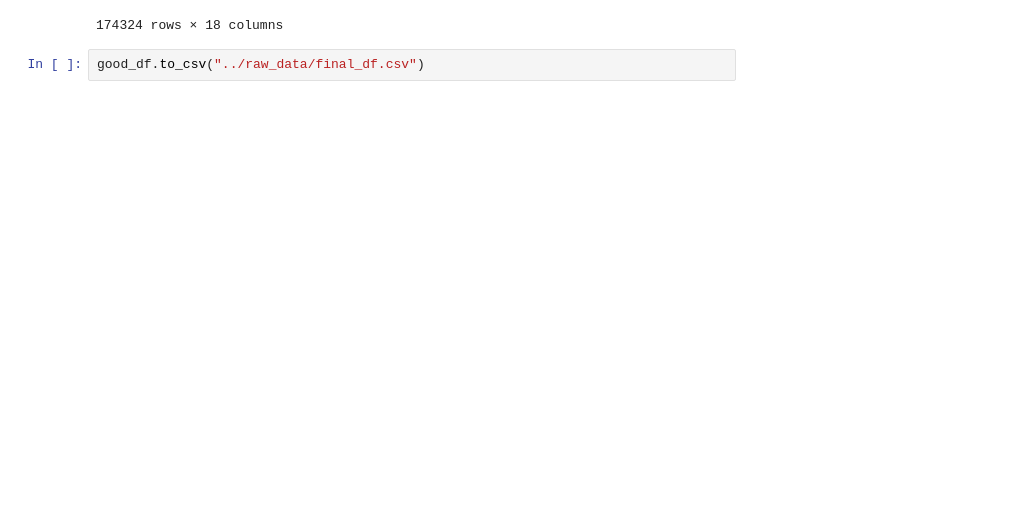
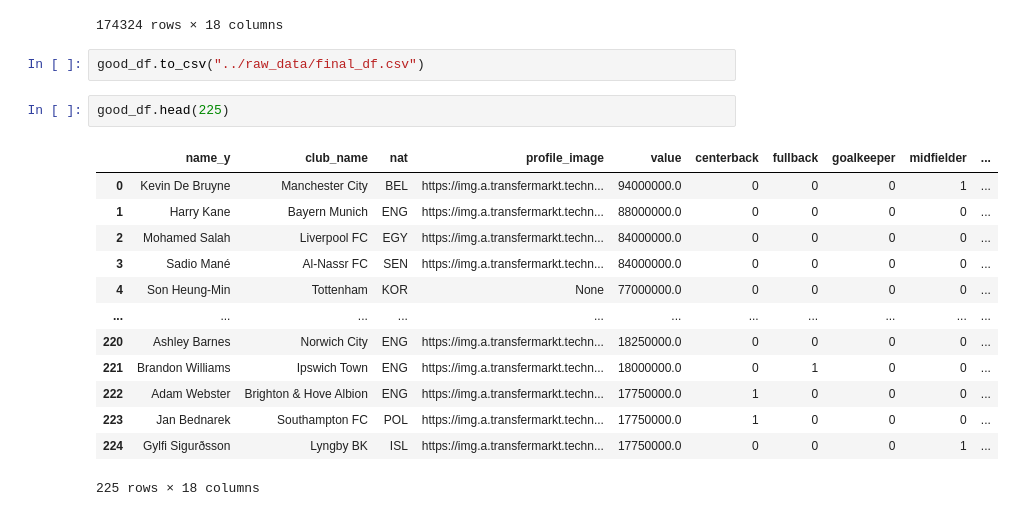
Before and after one commit to maximegoossens99/Moneyball, a Jupyter notebook: notebooks/merging_names.ipynb, the cells around one changed output. Saved outputs shown, nothing was run; the diff lists cells and outputs as text; blank space fills up the shorter version.

```diff
--- a/notebooks/merging_names.ipynb
+++ b/notebooks/merging_names.ipynb
@@ -434,3 +434,19 @@ good_df
 174324 rows × 18 columns
 # %%
 good_df.to_csv("../raw_data/final_df.csv")
+# %%
+good_df.head(225)
+# %% [output]
+|  | name_y | club_name | nat | profile_image | value | centerback | fullback | goalkeeper | midfielder | ... |
+| 0 | Kevin De Bruyne | Manchester City | BEL | https://img.a.transfermarkt.techn... | 94000000.0 | 0 | 0 | 0 | 1 | ... |
+| 1 | Harry Kane | Bayern Munich | ENG | https://img.a.transfermarkt.techn... | 88000000.0 | 0 | 0 | 0 | 0 | ... |
+| 2 | Mohamed Salah | Liverpool FC | EGY | https://img.a.transfermarkt.techn... | 84000000.0 | 0 | 0 | 0 | 0 | ... |
+| 3 | Sadio Mané | Al-Nassr FC | SEN | https://img.a.transfermarkt.techn... | 84000000.0 | 0 | 0 | 0 | 0 | ... |
+| 4 | Son Heung-Min | Tottenham | KOR | None | 77000000.0 | 0 | 0 | 0 | 0 | ... |
+| ... | ... | ... | ... | ... | ... | ... | ... | ... | ... | ... |
+| 220 | Ashley Barnes | Norwich City | ENG | https://img.a.transfermarkt.techn... | 18250000.0 | 0 | 0 | 0 | 0 | ... |
+| 221 | Brandon Williams | Ipswich Town | ENG | https://img.a.transfermarkt.techn... | 18000000.0 | 0 | 1 | 0 | 0 | ... |
+| 222 | Adam Webster | Brighton & Hove Albion | ENG | https://img.a.transfermarkt.techn... | 17750000.0 | 1 | 0 | 0 | 0 | ... |
+| 223 | Jan Bednarek | Southampton FC | POL | https://img.a.transfermarkt.techn... | 17750000.0 | 1 | 0 | 0 | 0 | ... |
+| 224 | Gylfi Sigurðsson | Lyngby BK | ISL | https://img.a.transfermarkt.techn... | 17750000.0 | 0 | 0 | 0 | 1 | ... |
+225 rows × 18 columns
```
